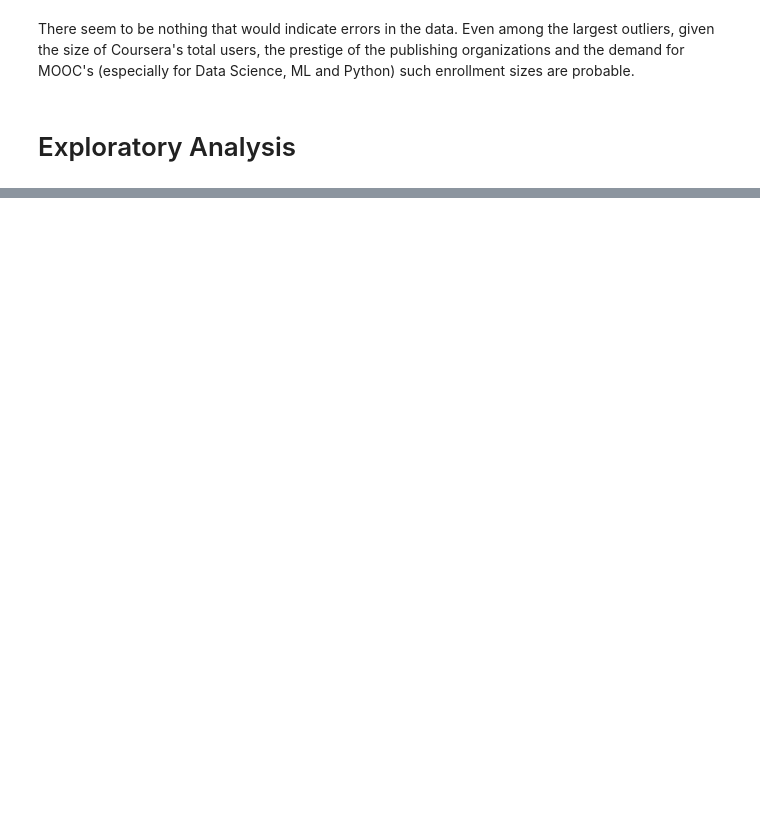
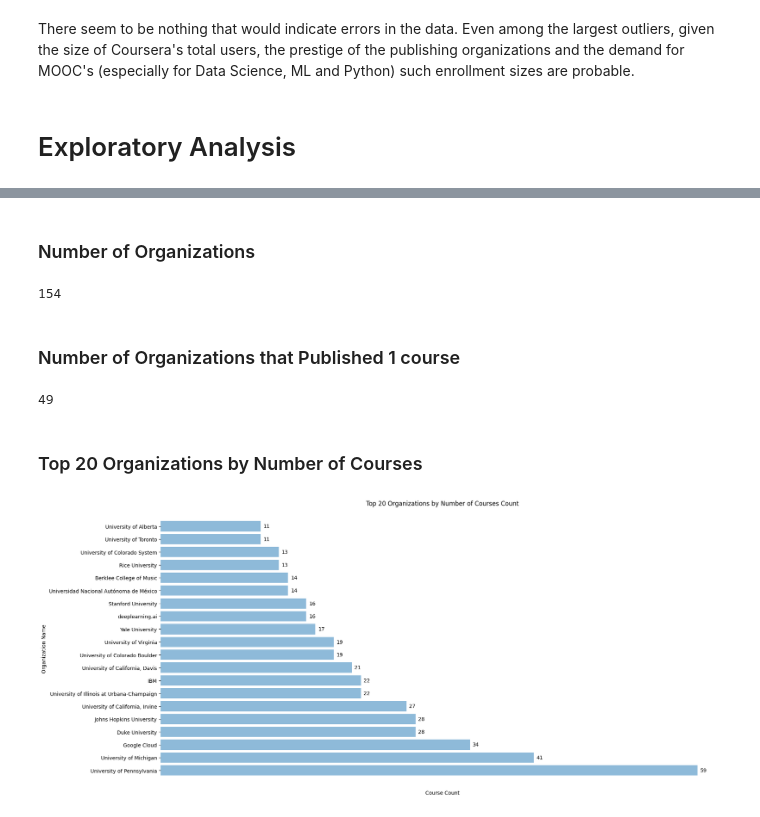
Before and after one commit to Jpooouks/coursera-eda, a Jupyter notebook: Coursera Course Analysis.ipynb, the cells around one changed output, grey strips where cells are left out. Cells and saved outputs as stored; diff of their text form; code cells hidden in the pictures; blank space fills up the shorter version.

```diff
--- a/Coursera Course Analysis.ipynb
+++ b/Coursera Course Analysis.ipynb
@@ -130,0 +136,32 @@ There seem to be nothing that would indicate errors in the data. Even among the
+# %% [markdown]
+### Number of Organizations
+# %%
+len(data['course_organization'].unique())
+# %% [output]
+154
+# %% [markdown]
+### Number of Organizations that Published 1 course
+# %%
+(data['course_organization'].value_counts() == 1).sum()
+# %% [output]
+49
+# %% [markdown]
+### Top 20 Organizations by Number of Courses
+# %%
+org_num = data.groupby('course_organization')['course_organization'].count().sort_values(ascending=False)
+top_20_no_courses = org_num.iloc[:20]
+fig, ax = plt.subplots(figsize=(20,10))
+ax.barh(top_20_no_courses.index, top_20_no_courses, alpha=0.5)
+for i in range(20):
+    ax.text(x=top_20_no_courses[i]+0.3, y=i, s=top_20_no_courses[i], va='center')
+ax.xaxis.set_major_formatter(plt.NullFormatter())
+ax.xaxis.set_major_locator(plt.NullLocator())
+ax.spines['top'].set_visible(False)
+ax.spines['left'].set_visible(False)
+ax.spines['right'].set_visible(False)
+ax.spines['bottom'].set_visible(False)
+ax.set_title('Top 20 Organizations by Number of Courses Count')
+ax.set_ylabel('Organization Name')
+ax.set_xlabel('Course Count');
+# %% [output]
+[figure, added]
```
Also changed, not shown: parts of 41 cells of this notebook.
